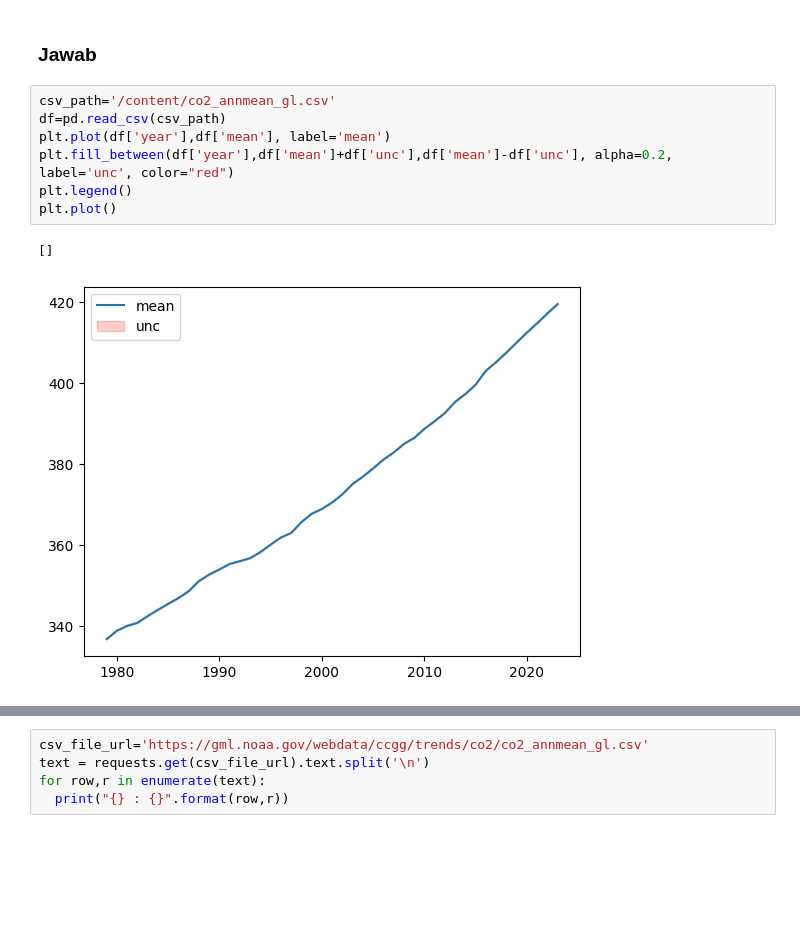
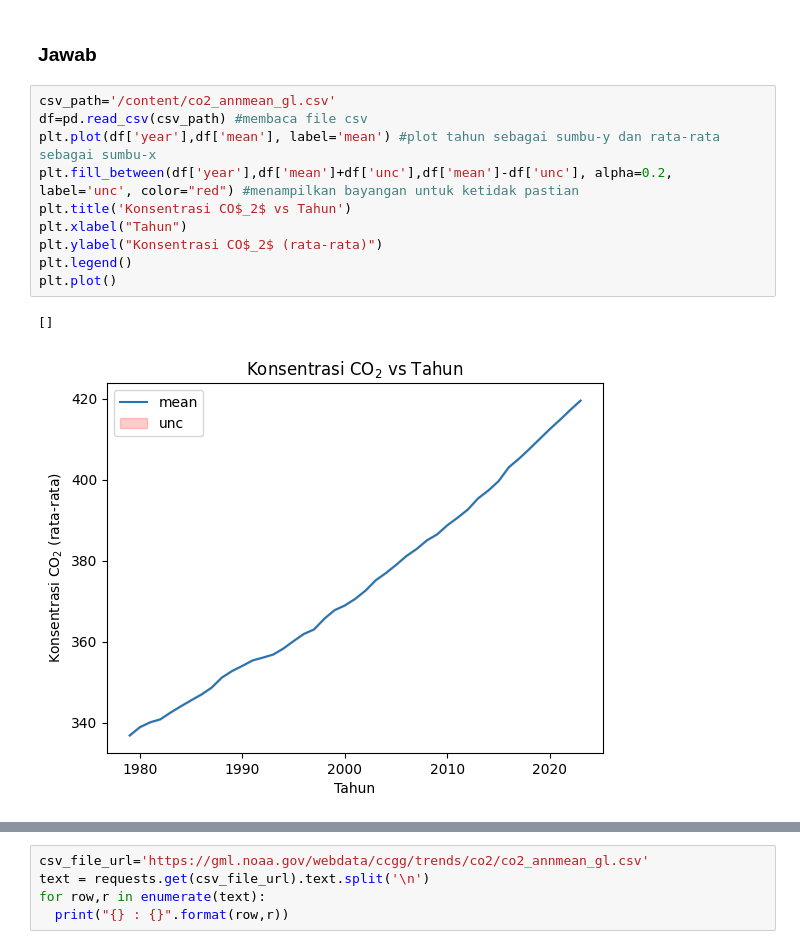
Before and after one commit to RendiZein/Metode-Rekayasa-Komputasi, a Jupyter notebook: T01_530067.ipynb, the cells around one changed output, grey strips where cells are left out. Cells and saved outputs as stored; diff of their text form; blank space fills up the shorter version.

```diff
--- a/T01_530067.ipynb
+++ b/T01_530067.ipynb
@@ -578,11 +586,14 @@ Matriks inversenya adalah
 ### Jawab
 # %%
 csv_path='/content/co2_annmean_gl.csv'
-df=pd.read_csv(csv_path)
-plt.plot(df['year'],df['mean'], label='mean')
-plt.fill_between(df['year'],df['mean']+df['unc'],df['mean']-df['unc'], alpha=0.2, label='unc', color="red")
+df=pd.read_csv(csv_path) #membaca file csv
+plt.plot(df['year'],df['mean'], label='mean') #plot tahun sebagai sumbu-y dan rata-rata sebagai sumbu-x
+plt.fill_between(df['year'],df['mean']+df['unc'],df['mean']-df['unc'], alpha=0.2, label='unc', color="red") #menampilkan bayangan untuk ketidak pastian
+plt.title('Konsentrasi CO$_2$ vs Tahun')
+plt.xlabel("Tahun")
+plt.ylabel("Konsentrasi CO$_2$ (rata-rata)")
 plt.legend()
 plt.plot()
 # %% [output]
 []
-[figure, old version]
+[figure, new version]
```
Also changed, not shown: parts of 13 cells of this notebook.
